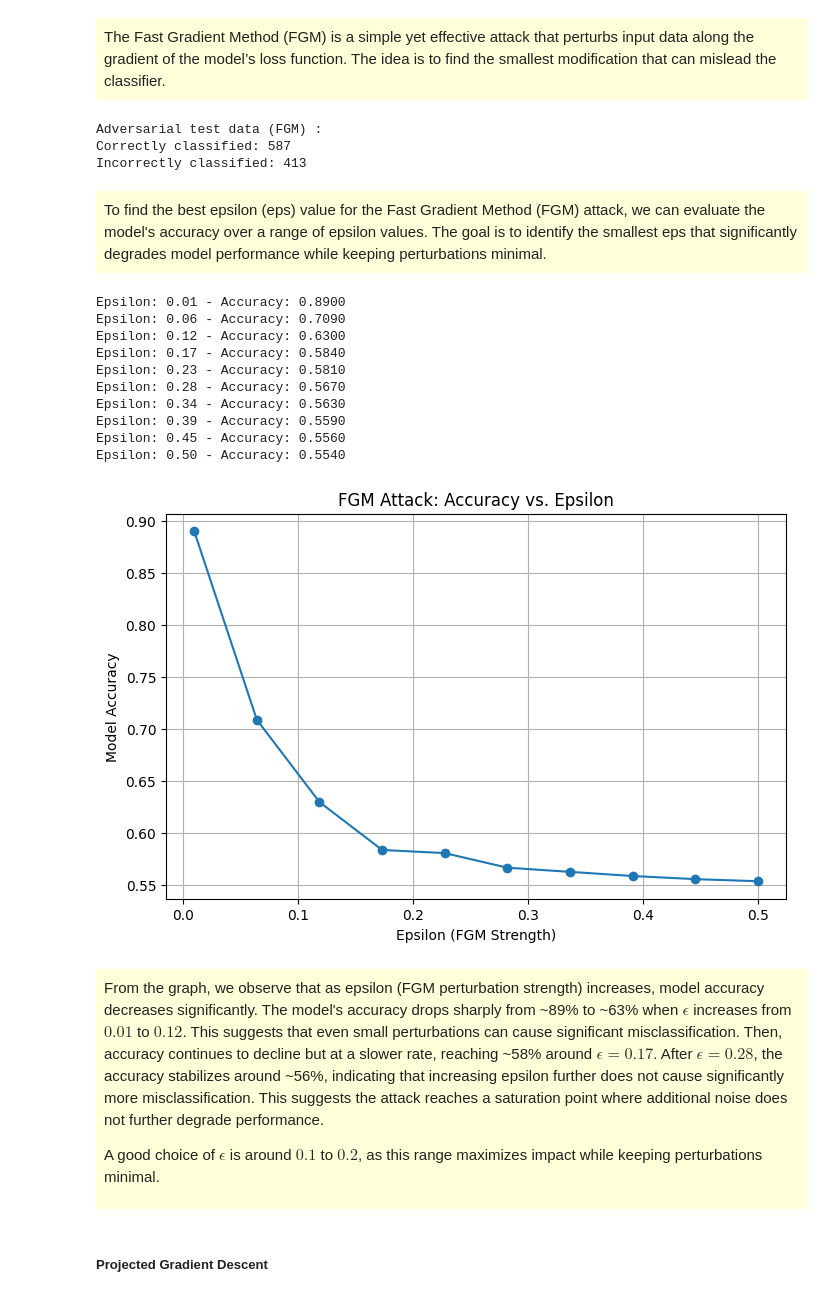
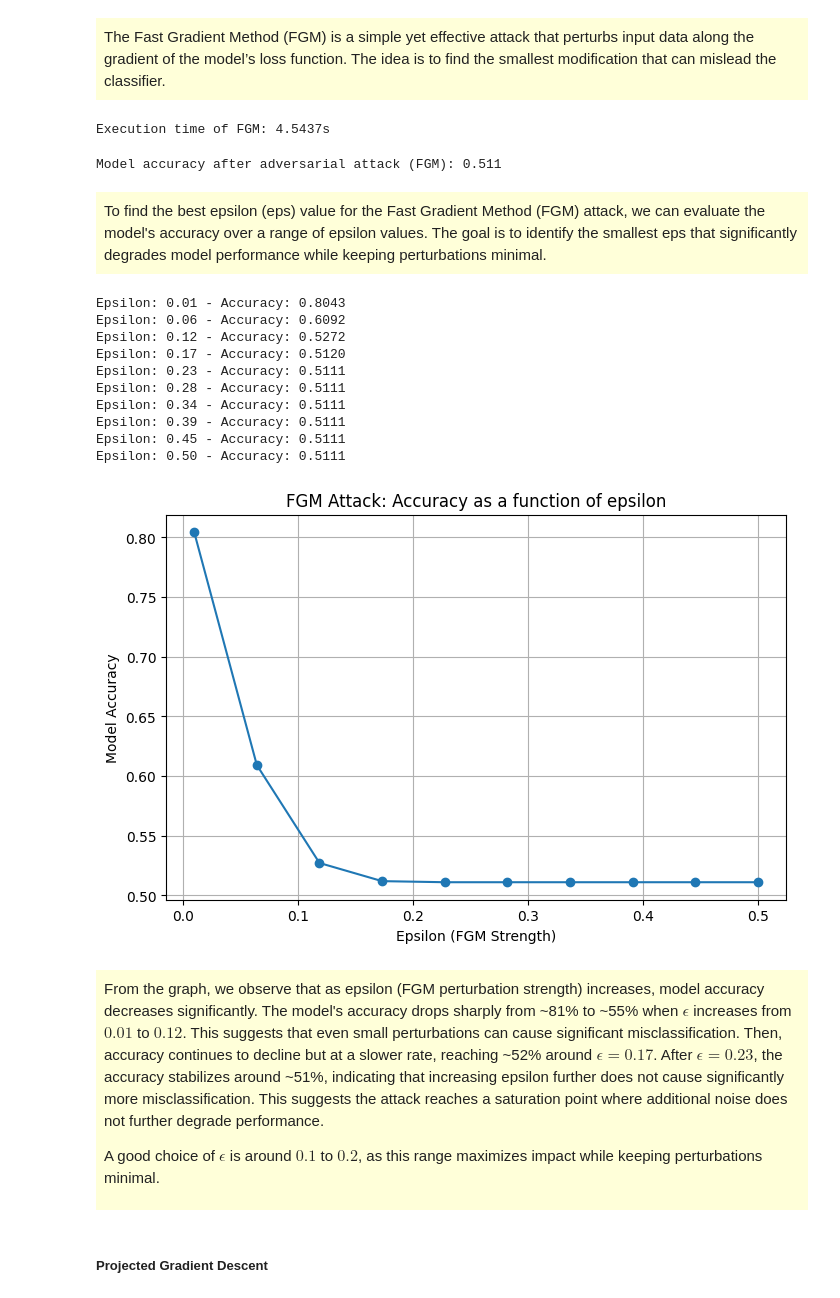
Before and after one commit to Oriiiane/SDI_DA, a Jupyter notebook: DA_attaque.ipynb, the cells around one changed output. Saved outputs shown, nothing was run; the diff lists cells and outputs as text; code cells hidden in the pictures.

Commit message:
End of adversarial attack - distance

```diff
--- a/DA_attaque.ipynb
+++ b/DA_attaque.ipynb
@@ -253,7 +255,7 @@ x_test.head()
 # Under sampling
 sampler = RandomUnderSampler(random_state=5)
 subxtest, subytest = sampler.fit_resample(x_test, y_test)
-subxtest, subytest = shuffle(subxtrain, subytrain)
+subxtest, subytest = shuffle(subxtest, subytest)
 subxtest.reset_index(drop=True, inplace=True)
 subytest.reset_index(drop=True, inplace=True)
 subytest.value_counts()
@@ -269,9 +271,13 @@ Name: count, dtype: int64
 mlp = Sequential([
         Input(shape=(subxtrain.shape[1],)),
         Dense(256, activation='relu'),
+        Dropout(0.5),
         Dense(128, activation='relu'),
+        Dropout(0.5),
         Dense(64, activation='relu'),
+        Dropout(0.5),
         Dense(32, activation='relu'),
+        Dropout(0.5),
         Dense(1, activation='sigmoid')  # Sigmoid for binary classification
 ])
 # %% [markdown]
@@ -348,19 +348,20 @@ Incorrectly classified: 72
 The Fast Gradient Method (FGM) is a simple yet effective attack that perturbs input data along the gradient of the model’s loss function. The idea is to find the smallest modification that can mislead the classifier.
 </div>
 # %%
+start_time = time.time()
 attacker = FastGradientMethod(classifier, eps=0.2)
-x_test_adv = attacker.generate(X_test[:1000])
+x_test_adv = attacker.generate(X_test)
+end_time = time.time()
-# %%
-x_test_adv_pred = (classifier.predict(x_test_adv) >= 0.5).astype(int).ravel()
-nb_correct_adv_pred = np.sum(x_test_adv_pred == Y_test[:1000])
-
-print("Adversarial test data (FGM) :")
-print("Correctly classified: {}".format(nb_correct_adv_pred))
-print("Incorrectly classified: {}".format(1000-nb_correct_adv_pred))
-# %% [output]
-Adversarial test data (FGM) :
-Correctly classified: 587
-Incorrectly classified: 413
+# %%
+fgm_time = end_time - start_time
+print(f"Execution time of FGM: {fgm_time:.4f}s")
+# %% [output]
+Execution time of FGM: 4.5437s
+# %%
+y_test_adv_pred = (classifier.predict(x_test_adv) >= 0.5).astype(int).ravel()
+print("Model accuracy after adversarial attack (FGM):", np.round(accuracy_score(Y_test, y_test_adv_pred), 3))
+# %% [output]
+Model accuracy after adversarial attack (FGM): 0.511
 # %% [markdown]
 <div style="background-color: rgba(255, 255, 0, 0.15); padding: 8px;">
 To find the best epsilon (eps) value for the Fast Gradient Method (FGM) attack, we can evaluate the model's accuracy over a range of epsilon values. The goal is to identify the smallest eps that significantly degrades model performance while keeping perturbations minimal.
@@ -368,44 +369,44 @@ To find the best epsilon (eps) value for the Fast Gradient Method (FGM) attack,
 # %%
 # We define a range of epsilon values
 epsilons = np.linspace(0.01, 0.5, 10)
 accuracies = []
 
 for eps in epsilons:
     attacker = FastGradientMethod(classifier, eps=eps)
-    x_test_adv = attacker.generate(X_test[:1000])
+    x_test_adv = attacker.generate(X_test)
 
     y_test_adv_pred = (classifier.predict(x_test_adv) >= 0.5).astype(int).ravel()
 
     # Compute accuracy
-    acc = accuracy_score(Y_test[:1000], y_test_adv_pred)
+    acc = accuracy_score(Y_test, y_test_adv_pred)
     accuracies.append(acc)
     print(f"Epsilon: {eps:.2f} - Accuracy: {acc:.4f}")
 
 # Plot the accuracy vs epsilon graph
 plt.figure(figsize=(8, 5))
 plt.plot(epsilons, accuracies, marker='o', linestyle='-')
 plt.xlabel("Epsilon (FGM Strength)")
 plt.ylabel("Model Accuracy")
-plt.title("FGM Attack: Accuracy vs. Epsilon")
+plt.title("FGM Attack: Accuracy as a function of epsilon")
 plt.grid()
 plt.show()
 # %% [output]
-Epsilon: 0.01 - Accuracy: 0.8900
-Epsilon: 0.06 - Accuracy: 0.7090
-Epsilon: 0.12 - Accuracy: 0.6300
-Epsilon: 0.17 - Accuracy: 0.5840
-Epsilon: 0.23 - Accuracy: 0.5810
-Epsilon: 0.28 - Accuracy: 0.5670
-Epsilon: 0.34 - Accuracy: 0.5630
-Epsilon: 0.39 - Accuracy: 0.5590
-Epsilon: 0.45 - Accuracy: 0.5560
-Epsilon: 0.50 - Accuracy: 0.5540
+Epsilon: 0.01 - Accuracy: 0.8043
+Epsilon: 0.06 - Accuracy: 0.6092
+Epsilon: 0.12 - Accuracy: 0.5272
+Epsilon: 0.17 - Accuracy: 0.5120
+Epsilon: 0.23 - Accuracy: 0.5111
+Epsilon: 0.28 - Accuracy: 0.5111
+Epsilon: 0.34 - Accuracy: 0.5111
+Epsilon: 0.39 - Accuracy: 0.5111
+Epsilon: 0.45 - Accuracy: 0.5111
+Epsilon: 0.50 - Accuracy: 0.5111
-[figure, old version]
+[figure, new version]
 # %% [markdown]
 <div style="background-color: rgba(255, 255, 0, 0.15); padding: 8px;">
 
 From the graph, we observe that as epsilon (FGM perturbation strength) increases, model accuracy decreases significantly.
-The model's accuracy drops sharply from ~89% to ~63% when $\epsilon$ increases from $0.01$ to $0.12$. This suggests that even small perturbations can cause significant misclassification. Then, accuracy continues to decline but at a slower rate, reaching ~58% around $\epsilon = 0.17$. After $\epsilon = 0.28$, the accuracy stabilizes around ~56%, indicating that increasing epsilon further does not cause significantly more misclassification. This suggests the attack reaches a saturation point where additional noise does not further degrade performance.
+The model's accuracy drops sharply from ~81% to ~55% when $\epsilon$ increases from $0.01$ to $0.12$. This suggests that even small perturbations can cause significant misclassification. Then, accuracy continues to decline but at a slower rate, reaching ~52% around $\epsilon = 0.17$. After $\epsilon = 0.23$, the accuracy stabilizes around ~51%, indicating that increasing epsilon further does not cause significantly more misclassification. This suggests the attack reaches a saturation point where additional noise does not further degrade performance.
 
 A good choice of $\epsilon$ is around $0.1$ to $0.2$, as this range maximizes impact while keeping perturbations minimal.
 </div>
```
Also changed, not shown: parts of 14 cells of this notebook.
